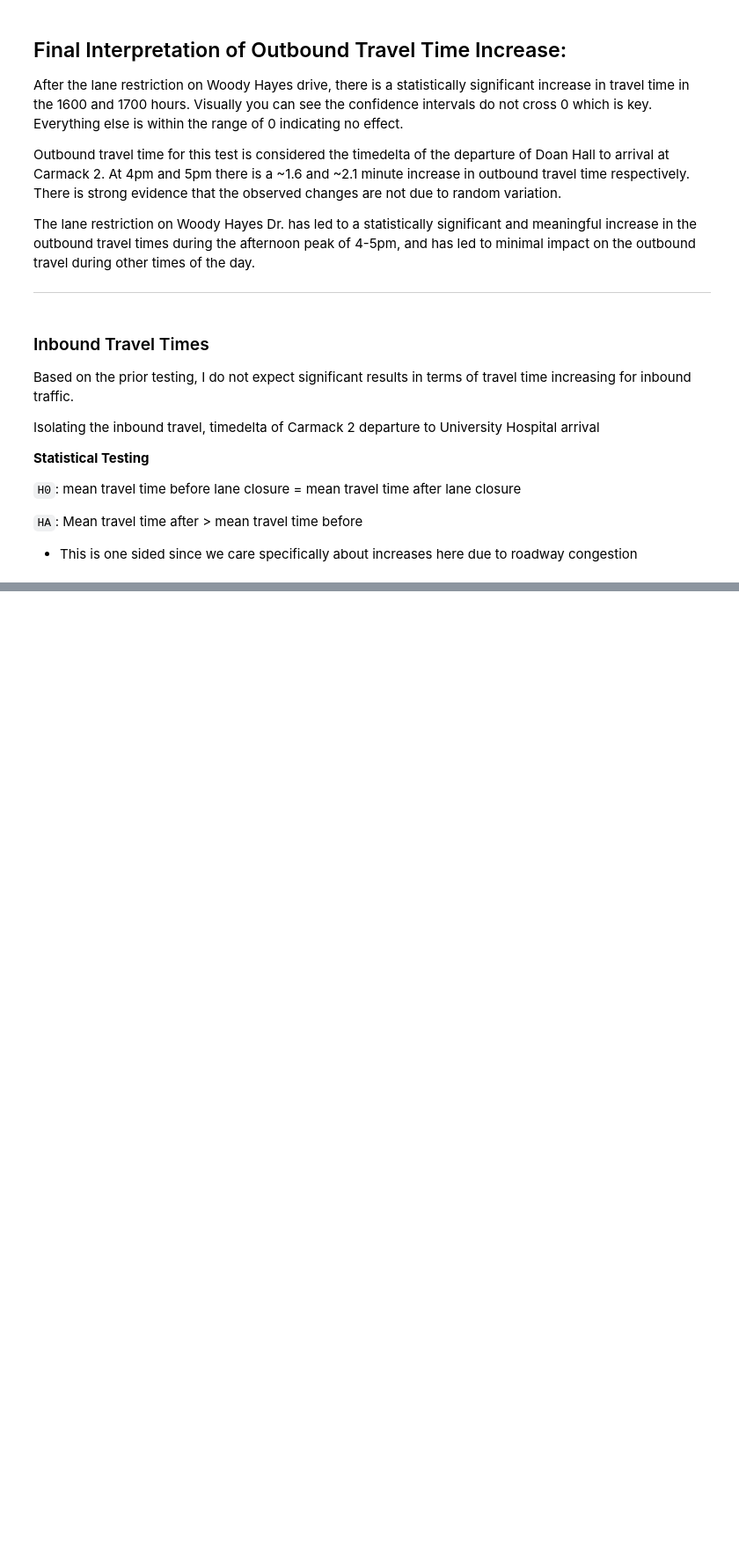
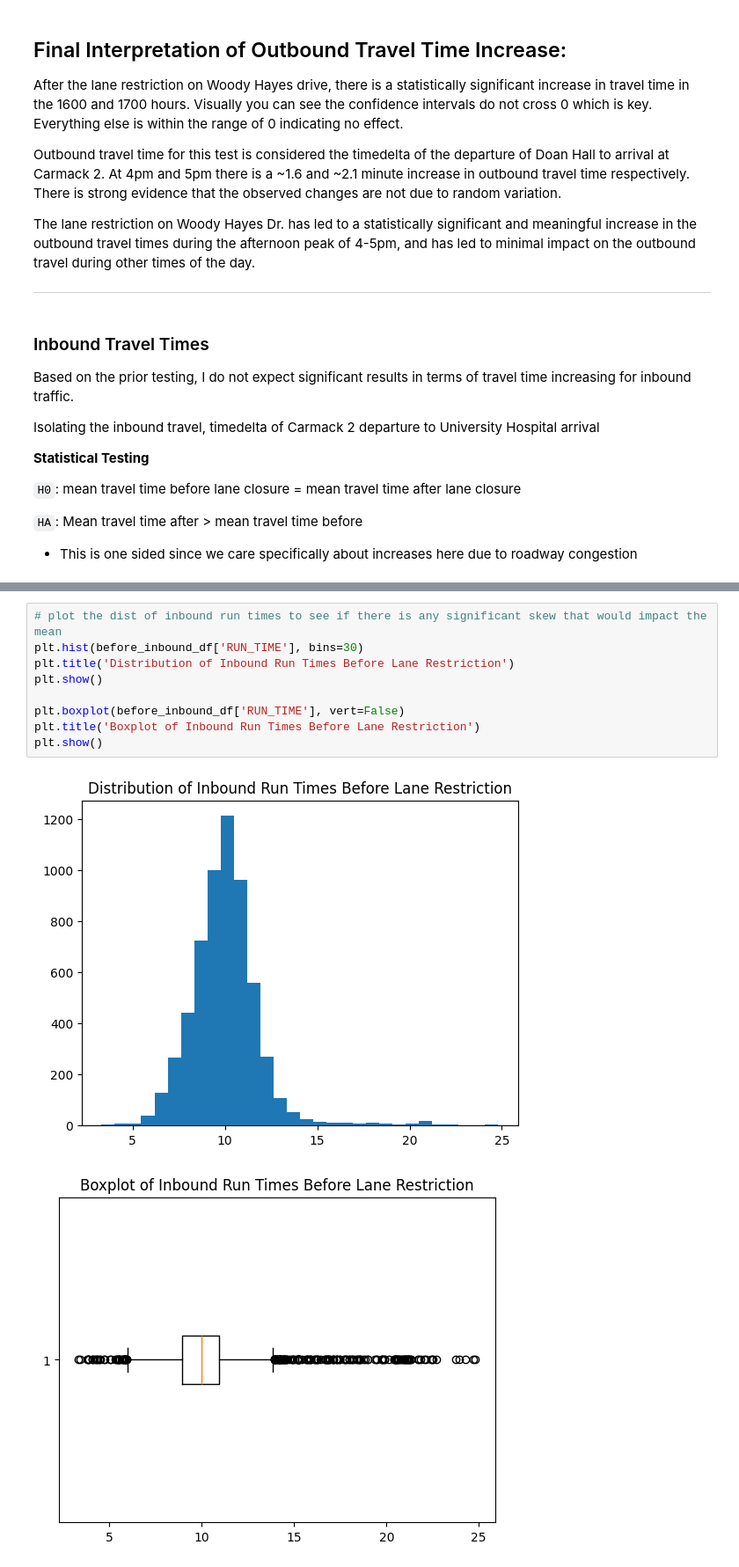
Before and after one commit to morgan1461/WMC-dashboard, a Jupyter notebook: analysis_notebooks/woody_hayes_dr_construction_analysis.ipynb, the cells around one changed output, grey strips where cells are left out. Shown at 88% size. Drawn from its saved outputs; the diff is of its cells as text; blank space fills up the shorter version.

```diff
--- a/analysis_notebooks/woody_hayes_dr_construction_analysis.ipynb
+++ b/analysis_notebooks/woody_hayes_dr_construction_analysis.ipynb
@@ -376,0 +444,12 @@ Isolating the inbound travel, timedelta of Carmack 2 departure to University Hos
+# %%
+# plot the dist of inbound run times to see if there is any significant skew that would impact the mean
+plt.hist(before_inbound_df['RUN_TIME'], bins=30)
+plt.title('Distribution of Inbound Run Times Before Lane Restriction')
+plt.show()
+
+plt.boxplot(before_inbound_df['RUN_TIME'], vert=False)
+plt.title('Boxplot of Inbound Run Times Before Lane Restriction')
+plt.show()
+# %% [output]
+[figure, added]
+[figure, added]
```
Also changed, not shown: parts of 10 cells of this notebook.
